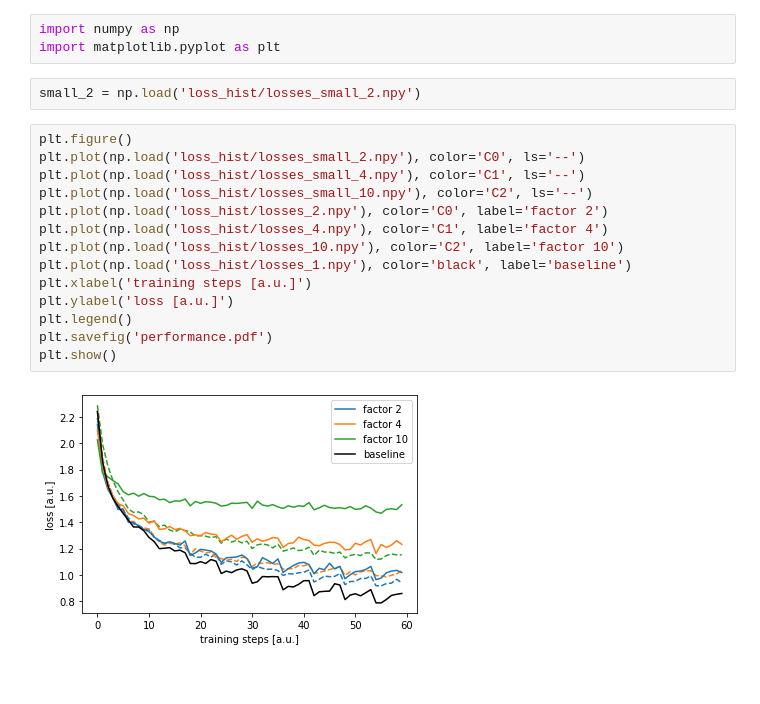
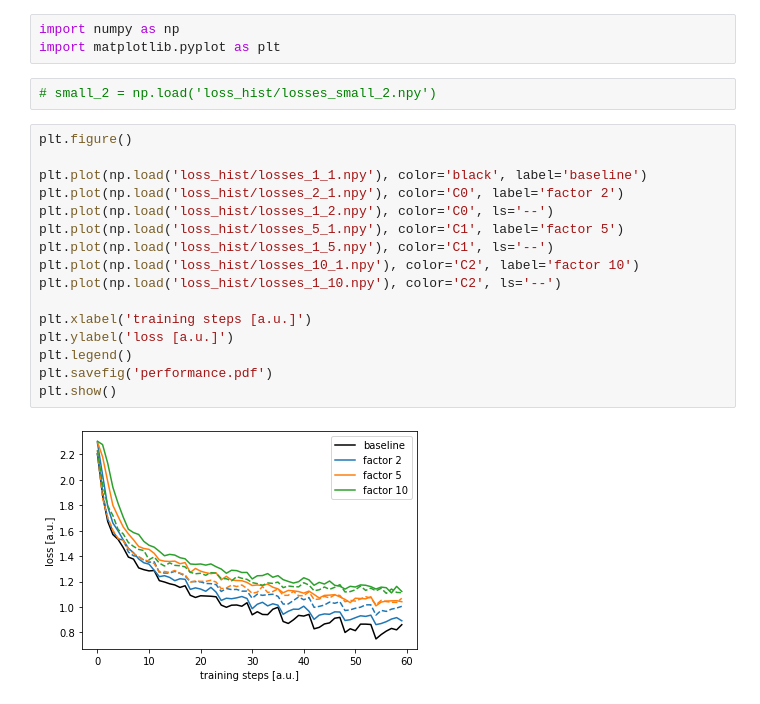
Before and after one commit to AlexStasik/Drop_In, a Jupyter notebook: plot_results.ipynb, the cells around one changed output. Cells and saved outputs as stored; diff of their text form.

```diff
--- a/plot_results.ipynb
+++ b/plot_results.ipynb
@@ -2,20 +2,22 @@
 import numpy as np
 import matplotlib.pyplot as plt
 # %%
-small_2 = np.load('loss_hist/losses_small_2.npy')
+# small_2 = np.load('loss_hist/losses_small_2.npy')
 # %%
 plt.figure()
-plt.plot(np.load('loss_hist/losses_small_2.npy'), color='C0', ls='--')
-plt.plot(np.load('loss_hist/losses_small_4.npy'), color='C1', ls='--')
-plt.plot(np.load('loss_hist/losses_small_10.npy'), color='C2', ls='--')
-plt.plot(np.load('loss_hist/losses_2.npy'), color='C0', label='factor 2')
-plt.plot(np.load('loss_hist/losses_4.npy'), color='C1', label='factor 4')
-plt.plot(np.load('loss_hist/losses_10.npy'), color='C2', label='factor 10')
-plt.plot(np.load('loss_hist/losses_1.npy'), color='black', label='baseline')
+
+plt.plot(np.load('loss_hist/losses_1_1.npy'), color='black', label='baseline')
+plt.plot(np.load('loss_hist/losses_2_1.npy'), color='C0', label='factor 2')
+plt.plot(np.load('loss_hist/losses_1_2.npy'), color='C0', ls='--')
+plt.plot(np.load('loss_hist/losses_5_1.npy'), color='C1', label='factor 5')
+plt.plot(np.load('loss_hist/losses_1_5.npy'), color='C1', ls='--')
+plt.plot(np.load('loss_hist/losses_10_1.npy'), color='C2', label='factor 10')
+plt.plot(np.load('loss_hist/losses_1_10.npy'), color='C2', ls='--')
+
 plt.xlabel('training steps [a.u.]')
 plt.ylabel('loss [a.u.]')
 plt.legend()
 plt.savefig('performance.pdf')
 plt.show()
 # %% [output]
-[figure, old version]
+[figure, new version]
```
Also changed, not shown: 6 other files.
